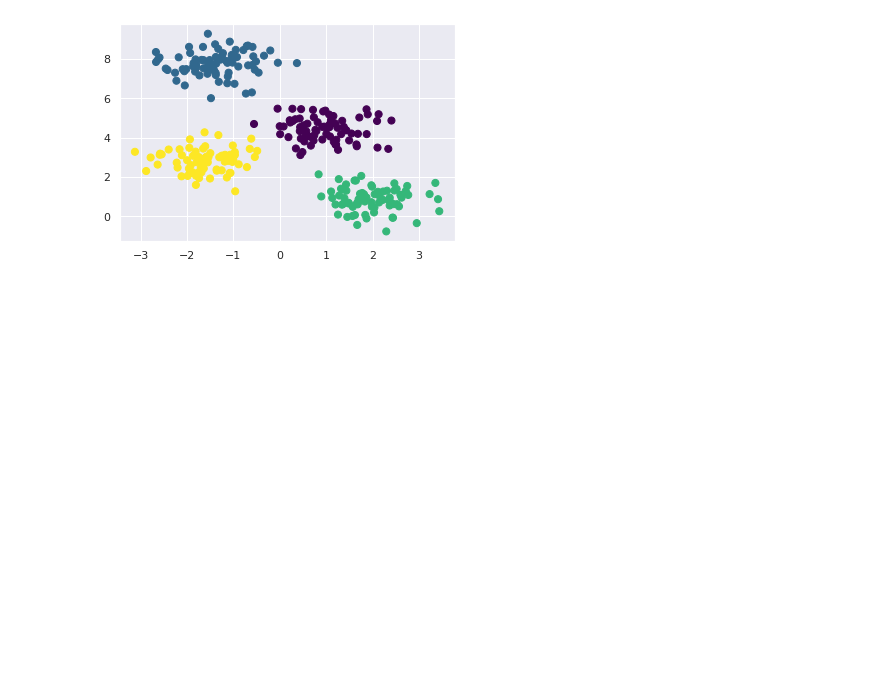
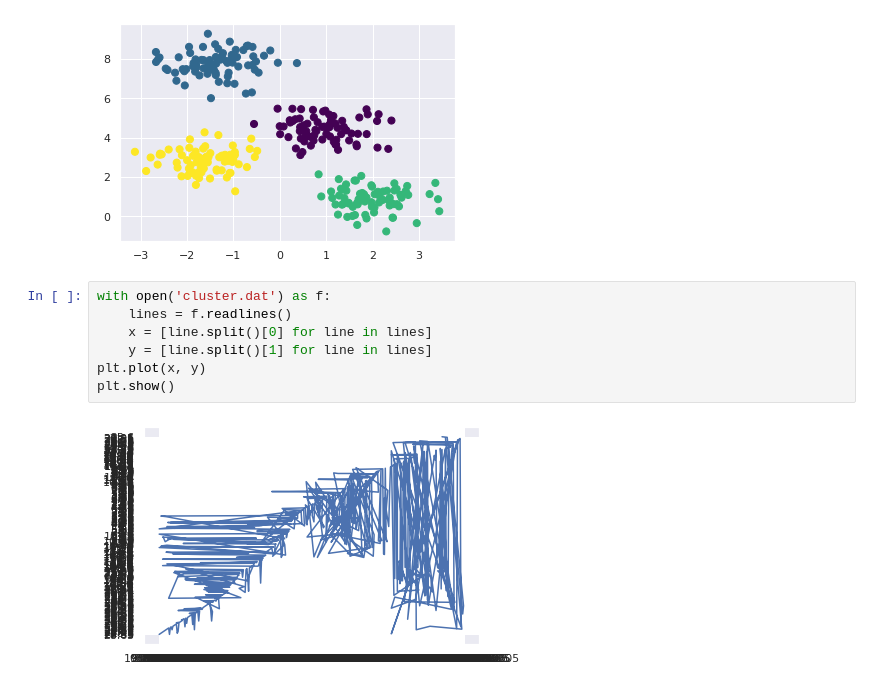
Before and after one commit to heigon77/MC886-MachineLearning-HG, a Jupyter notebook: P1.ipynb, the cells around one changed output. Cells and saved outputs as stored; diff of their text form; blank space fills up the shorter version.

Commit message:
Reading cluster.dat

```diff
--- a/P1.ipynb
+++ b/P1.ipynb
@@ -39,3 +39,12 @@ plt.scatter(X[:, 0], X[:, 1], c=labels,
             s=50, cmap='viridis');
 # %% [output]
 [figure]
+# %%
+with open('cluster.dat') as f:
+    lines = f.readlines()
+    x = [line.split()[0] for line in lines]
+    y = [line.split()[1] for line in lines]
+plt.plot(x, y)
+plt.show()
+# %% [output]
+[figure, added]
```
